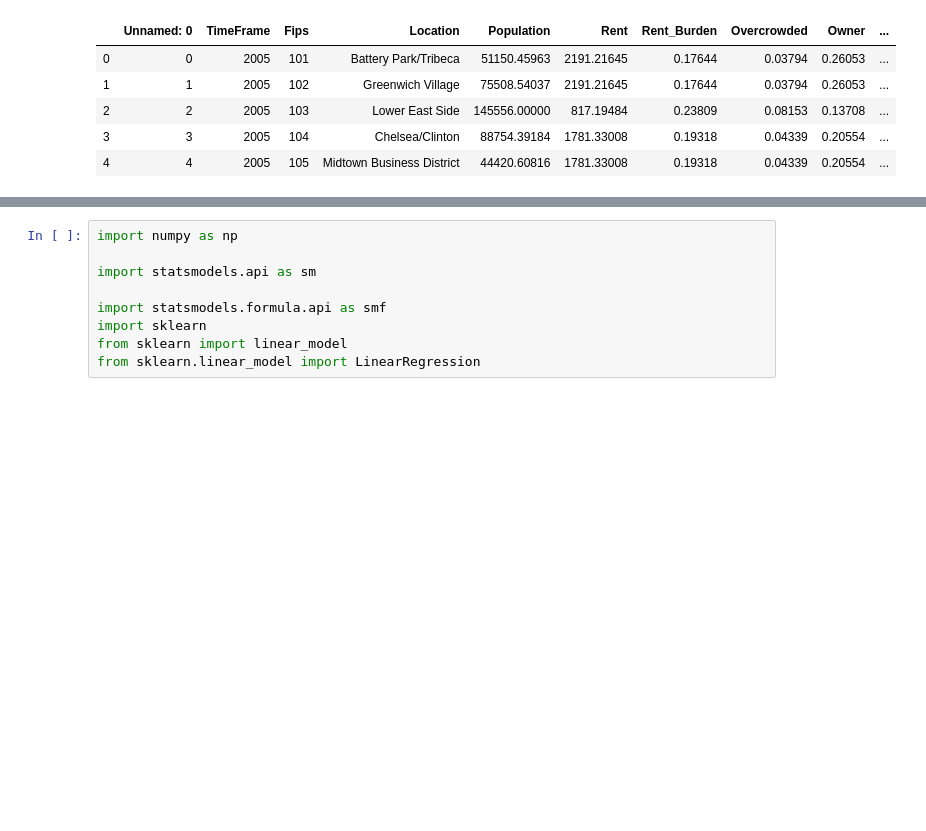
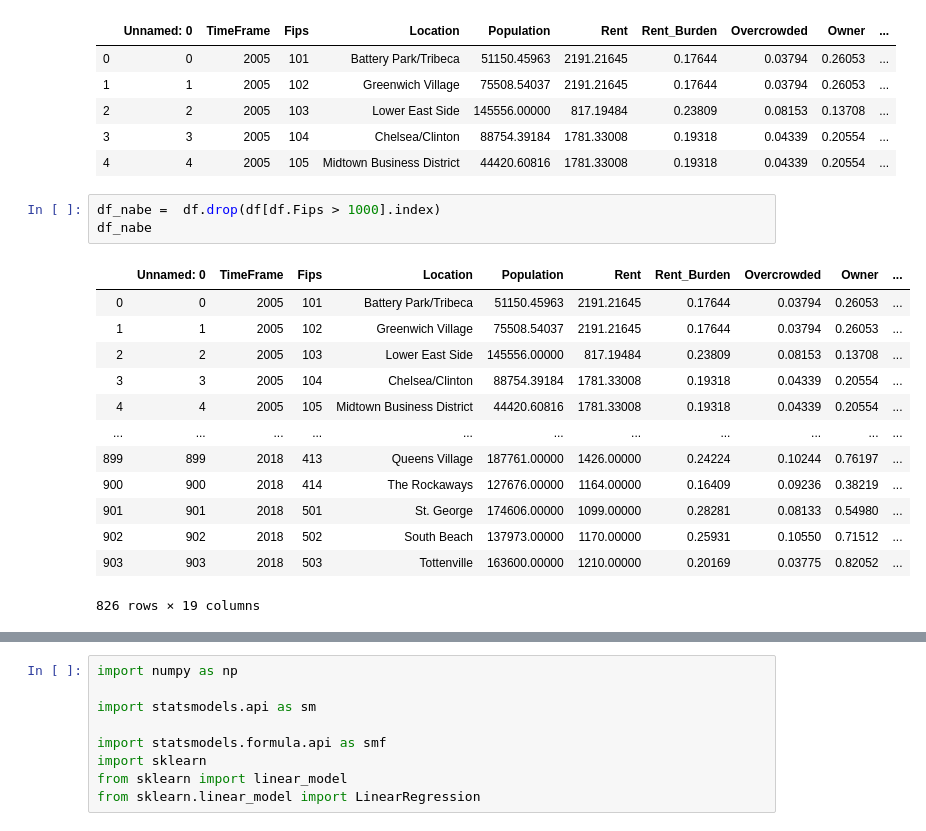
Before and after one commit to aforshee/machinelearning, a Jupyter notebook: Dev/AF/EdAttainmentModel.ipynb, the cells around one changed output, grey strips where cells are left out. Cells and saved outputs as stored; diff of their text form; blank space fills up the shorter version.

```diff
--- a/Dev/AF/EdAttainmentModel.ipynb
+++ b/Dev/AF/EdAttainmentModel.ipynb
@@ -25,6 +25,23 @@ df.head(5)
 | 2 | 2 | 2005 | 103 | Lower East Side | 145556.00000 | 817.19484 | 0.23809 | 0.08153 | 0.13708 | ... |
 | 3 | 3 | 2005 | 104 | Chelsea/Clinton | 88754.39184 | 1781.33008 | 0.19318 | 0.04339 | 0.20554 | ... |
 | 4 | 4 | 2005 | 105 | Midtown Business District | 44420.60816 | 1781.33008 | 0.19318 | 0.04339 | 0.20554 | ... |
+# %%
+df_nabe =  df.drop(df[df.Fips > 1000].index)
+df_nabe
+# %% [output]
+|  | Unnamed: 0 | TimeFrame | Fips | Location | Population | Rent | Rent_Burden | Overcrowded | Owner | ... |
+| 0 | 0 | 2005 | 101 | Battery Park/Tribeca | 51150.45963 | 2191.21645 | 0.17644 | 0.03794 | 0.26053 | ... |
+| 1 | 1 | 2005 | 102 | Greenwich Village | 75508.54037 | 2191.21645 | 0.17644 | 0.03794 | 0.26053 | ... |
+| 2 | 2 | 2005 | 103 | Lower East Side | 145556.00000 | 817.19484 | 0.23809 | 0.08153 | 0.13708 | ... |
+| 3 | 3 | 2005 | 104 | Chelsea/Clinton | 88754.39184 | 1781.33008 | 0.19318 | 0.04339 | 0.20554 | ... |
+| 4 | 4 | 2005 | 105 | Midtown Business District | 44420.60816 | 1781.33008 | 0.19318 | 0.04339 | 0.20554 | ... |
+| ... | ... | ... | ... | ... | ... | ... | ... | ... | ... | ... |
+| 899 | 899 | 2018 | 413 | Queens Village | 187761.00000 | 1426.00000 | 0.24224 | 0.10244 | 0.76197 | ... |
+| 900 | 900 | 2018 | 414 | The Rockaways | 127676.00000 | 1164.00000 | 0.16409 | 0.09236 | 0.38219 | ... |
+| 901 | 901 | 2018 | 501 | St. George | 174606.00000 | 1099.00000 | 0.28281 | 0.08133 | 0.54980 | ... |
+| 902 | 902 | 2018 | 502 | South Beach | 137973.00000 | 1170.00000 | 0.25931 | 0.10550 | 0.71512 | ... |
+| 903 | 903 | 2018 | 503 | Tottenville | 163600.00000 | 1210.00000 | 0.20169 | 0.03775 | 0.82052 | ... |
+826 rows × 19 columns
 # %%
 #choose data
 #df = df.dropna()
```
Also changed, not shown: parts of 9 cells of this notebook.
